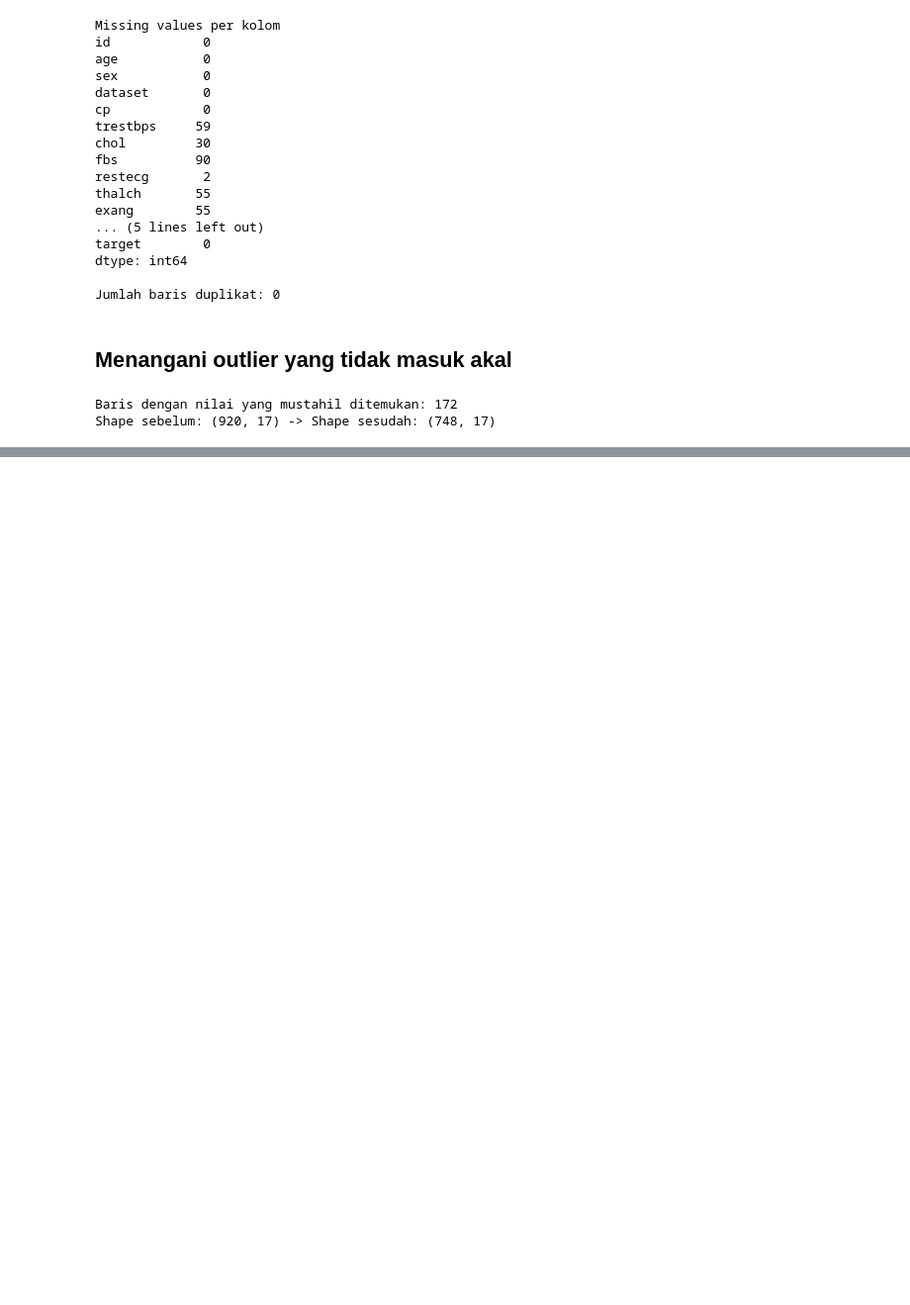
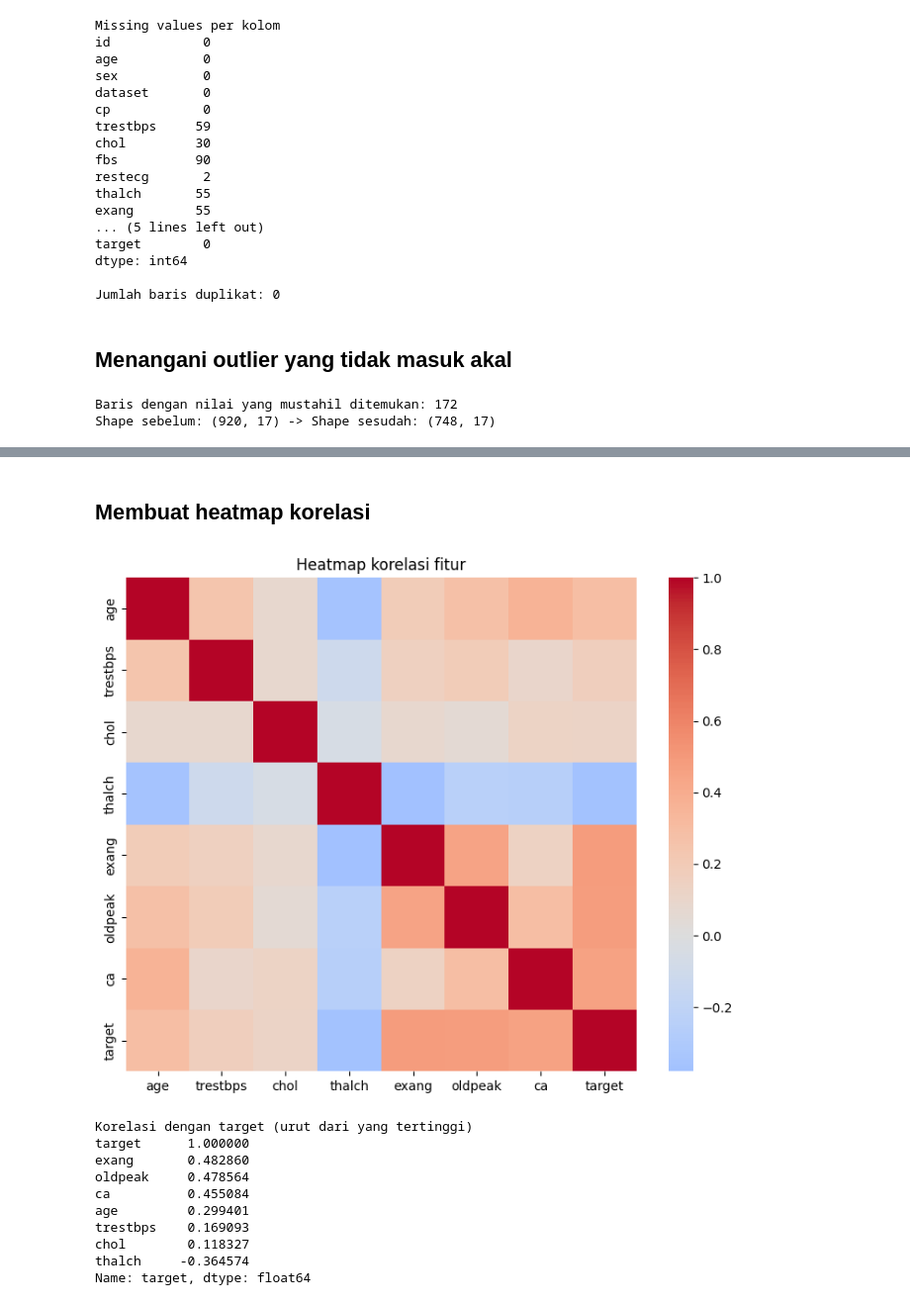
Before and after one commit to r021n/simple-machine-learing, a Jupyter notebook: Heart_Disease_Prediction.ipynb, the cells around one changed output, grey strips where cells are left out. Shown at 99% size. Cells and saved outputs as stored; diff of their text form; code cells hidden in the pictures; blank space fills up the shorter version.

```diff
--- a/Heart_Disease_Prediction.ipynb
+++ b/Heart_Disease_Prediction.ipynb
@@ -126,0 +163,30 @@ Shape sebelum: (920, 17) -> Shape sesudah: (748, 17)
+# %%
+df_clean['exang'] = df_clean['exang'].astype(str).str.strip().str.upper()
+df_clean['exang'] = df_clean['exang'].map({"TRUE": 1, "FALSE": 0, 'YES':1, 'NO':0, '1':1, '0':0})
+df_clean['exang'] = df_clean['exang'].fillna(0).astype(int)
+# %% [markdown]
+## Membuat heatmap korelasi
+# %%
+numeric_df = df_clean.select_dtypes(include=[np.number]).drop(columns=["id","num"], errors="ignore")
+
+corr = numeric_df.corr()
+
+plt.figure(figsize=(9, 7))
+sns.heatmap(corr, cmap="coolwarm", center=0, annot=False)
+plt.title("Heatmap korelasi fitur")
+plt.show()
+
+print("Korelasi dengan target (urut dari yang tertinggi)")
+print(corr["target"].sort_values(ascending=False))
+# %% [output]
+[figure, added]
+Korelasi dengan target (urut dari yang tertinggi)
+target      1.000000
+exang       0.482860
+oldpeak     0.478564
+ca          0.455084
+age         0.299401
+trestbps    0.169093
+chol        0.118327
+thalch     -0.364574
+Name: target, dtype: float64
```
Also changed, not shown: parts of 3 cells of this notebook.
